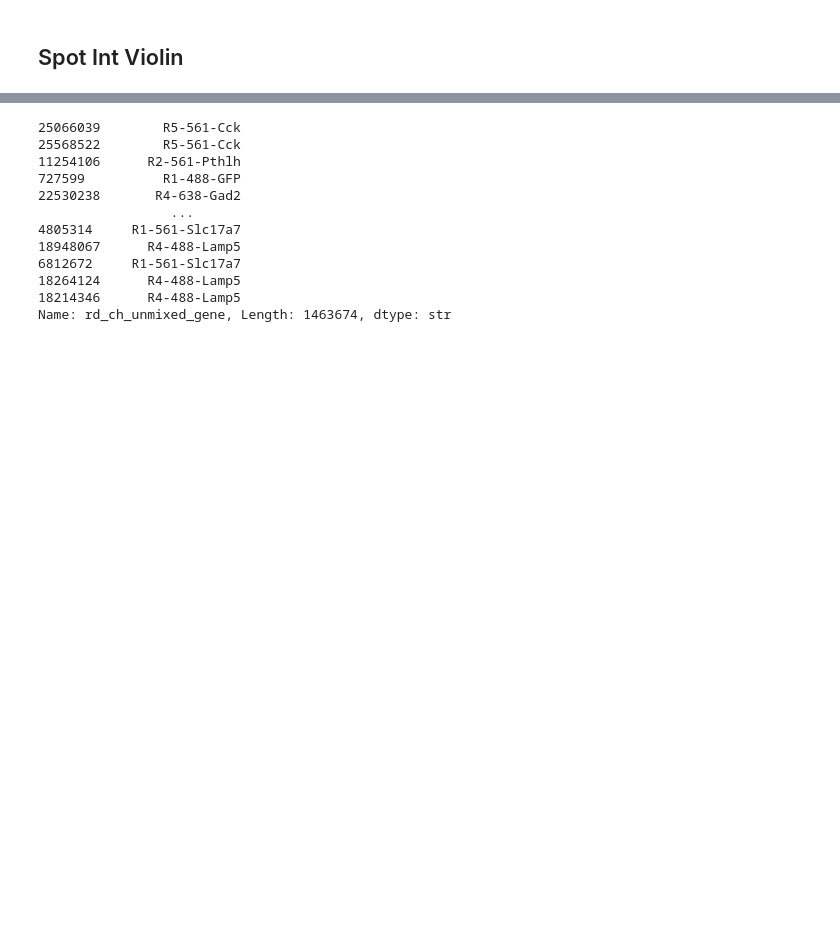
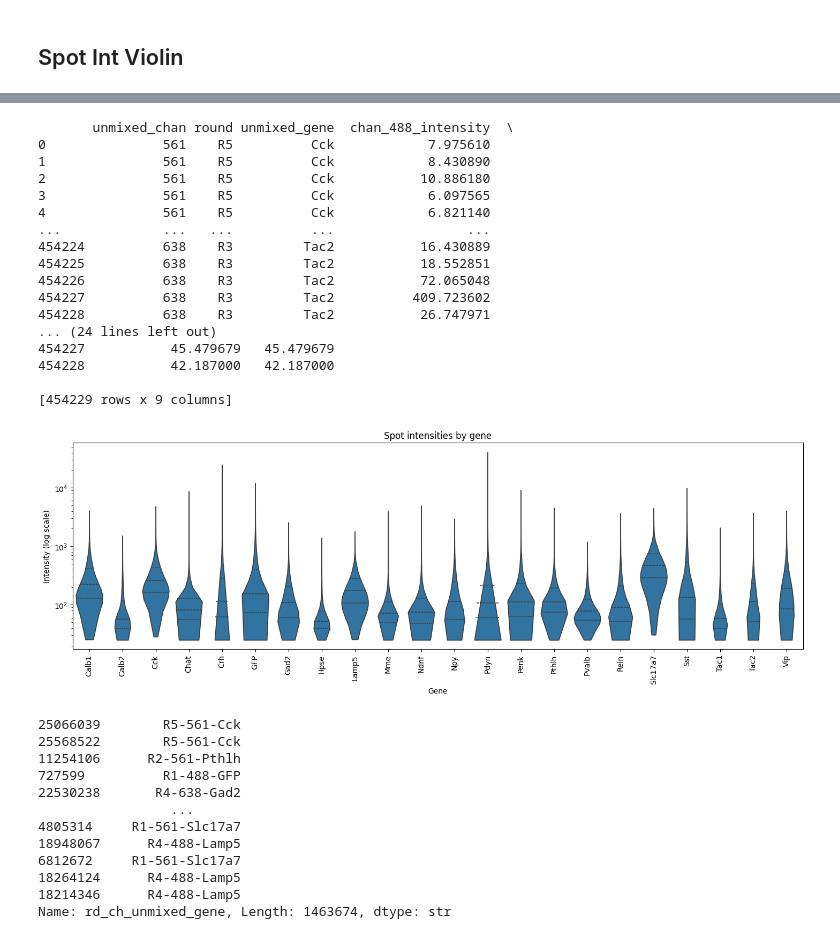
Before and after one commit to AllenNeuralDynamics/hcr-integrated-qc-capsule, a Jupyter notebook: code/dev.ipynb, the cells around one changed output, grey strips where cells are left out. Cells and saved outputs as stored; diff of their text form; code cells hidden in the pictures; blank space fills up the shorter version.

```diff
--- a/code/dev.ipynb
+++ b/code/dev.ipynb
@@ -138,0 +143,24 @@ KeyError: "['rd_ch_unmixed_gene'] not in index"
+# %%
+filename = f"{MOUSE_ID}_intensity_violins_alpha_order"
+output_dir = Path("/root/capsule/results")
+ax = plot_intensity_violins(subsampled_spots_df, order="alpha",intensity_threshold=25.0,
+                            save=False,filename=filename,output_dir=output_dir)
+# %% [output]
+       unmixed_chan round unmixed_gene  chan_488_intensity  \
+0               561    R5          Cck            7.975610
+1               561    R5          Cck            8.430890
+2               561    R5          Cck           10.886180
+3               561    R5          Cck            6.097565
+4               561    R5          Cck            6.821140
+...             ...   ...          ...                 ...
+454224          638    R3         Tac2           16.430889
+454225          638    R3         Tac2           18.552851
+454226          638    R3         Tac2           72.065048
+454227          638    R3         Tac2          409.723602
+454228          638    R3         Tac2           26.747971
+... (24 lines left out)
+454227           45.479679   45.479679
+454228           42.187000   42.187000
+
+[454229 rows x 9 columns]
+[figure, added]
```
Also changed, not shown: parts of 2 cells of this notebook, 5 other files.
